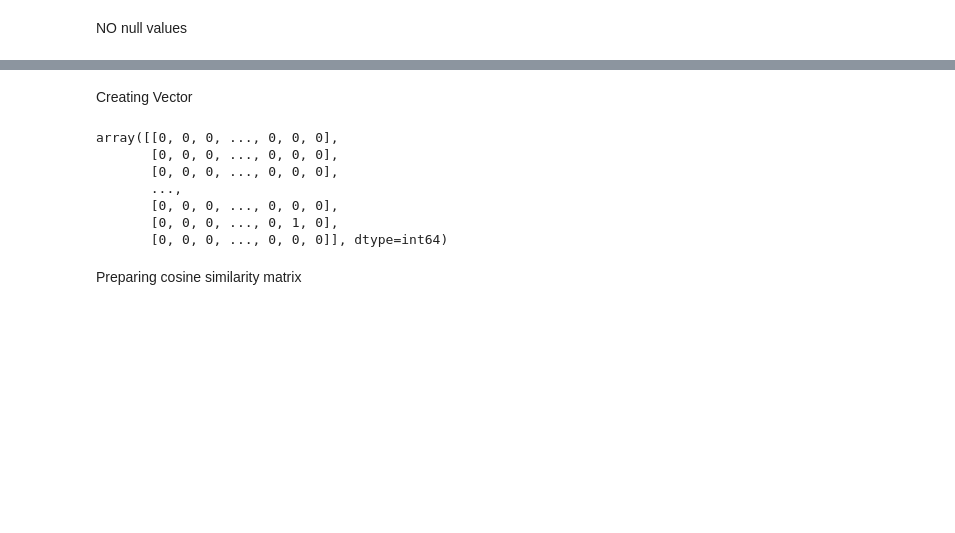
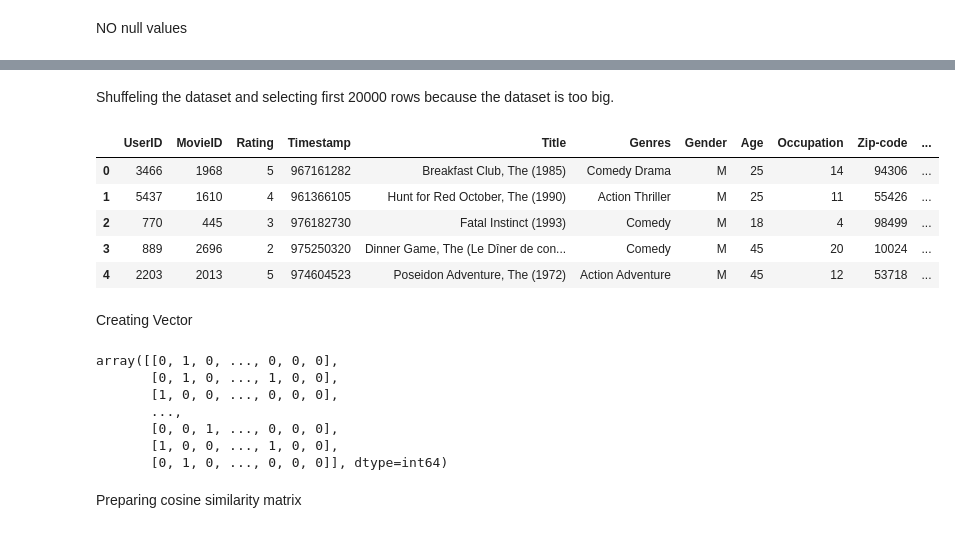
Before and after one commit to Mukul-kYadav/Cosine-Similarity, a Jupyter notebook: movie_recommendation.ipynb, the cells around one changed output, grey strips where cells are left out. Saved outputs shown, nothing was run; the diff lists cells and outputs as text; code cells hidden in the pictures; blank space fills up the shorter version.

Commit message:
Movie recommendation system using cosine similarity

```diff
--- a/movie_recommendation.ipynb
+++ b/movie_recommendation.ipynb
@@ -106,19 +90,35 @@ merged_df.head()
 | 2 | 1 | 914 | 3 | 978301968 | My Fair Lady (1964) | Musical Romance | F | 1 | 10 | 48067 | ... |
 | 3 | 1 | 3408 | 4 | 978300275 | Erin Brockovich (2000) | Drama | F | 1 | 10 | 48067 | ... |
 | 4 | 1 | 2355 | 5 | 978824291 | Bug's Life, A (1998) | Animation Children's Comedy | F | 1 | 10 | 48067 | ... |
+# %% [markdown]
+Shuffeling the dataset and selecting first 20000 rows because the dataset is too big.
+# %%
+sample_df = merged_df.sample(n=20000, random_state=42)
+
+# Reset the index
+sample_df = sample_df.reset_index(drop=True)
+
+sample_df.head()
+# %% [output]
+|  | UserID | MovieID | Rating | Timestamp | Title | Genres | Gender | Age | Occupation | Zip-code | ... |
+| 0 | 3466 | 1968 | 5 | 967161282 | Breakfast Club, The (1985) | Comedy Drama | M | 25 | 14 | 94306 | ... |
+| 1 | 5437 | 1610 | 4 | 961366105 | Hunt for Red October, The (1990) | Action Thriller | M | 25 | 11 | 55426 | ... |
+| 2 | 770 | 445 | 3 | 976182730 | Fatal Instinct (1993) | Comedy | M | 18 | 4 | 98499 | ... |
+| 3 | 889 | 2696 | 2 | 975250320 | Dinner Game, The (Le Dîner de con... | Comedy | M | 45 | 20 | 10024 | ... |
+| 4 | 2203 | 2013 | 5 | 974604523 | Poseidon Adventure, The (1972) | Action Adventure | M | 45 | 12 | 53718 | ... |
 # %% [markdown]
 Creating Vector
 # %%
 vectorizer = CountVectorizer()
-movie_vectors = vectorizer.fit_transform(merged_df['features'])
+movie_vectors = vectorizer.fit_transform(sample_df['features'])
 movie_vectors.toarray()
 # %% [output]
-array([[0, 0, 0, ..., 0, 0, 0],
-       [0, 0, 0, ..., 0, 0, 0],
-       [0, 0, 0, ..., 0, 0, 0],
+array([[0, 1, 0, ..., 0, 0, 0],
+       [0, 1, 0, ..., 1, 0, 0],
+       [1, 0, 0, ..., 0, 0, 0],
        ...,
-       [0, 0, 0, ..., 0, 0, 0],
-       [0, 0, 0, ..., 0, 1, 0],
-       [0, 0, 0, ..., 0, 0, 0]], dtype=int64)
+       [0, 0, 1, ..., 0, 0, 0],
+       [1, 0, 0, ..., 1, 0, 0],
+       [0, 1, 0, ..., 0, 0, 0]], dtype=int64)
 # %% [markdown]
 Preparing cosine similarity matrix
```
Also changed, not shown: parts of 10 cells of this notebook.
